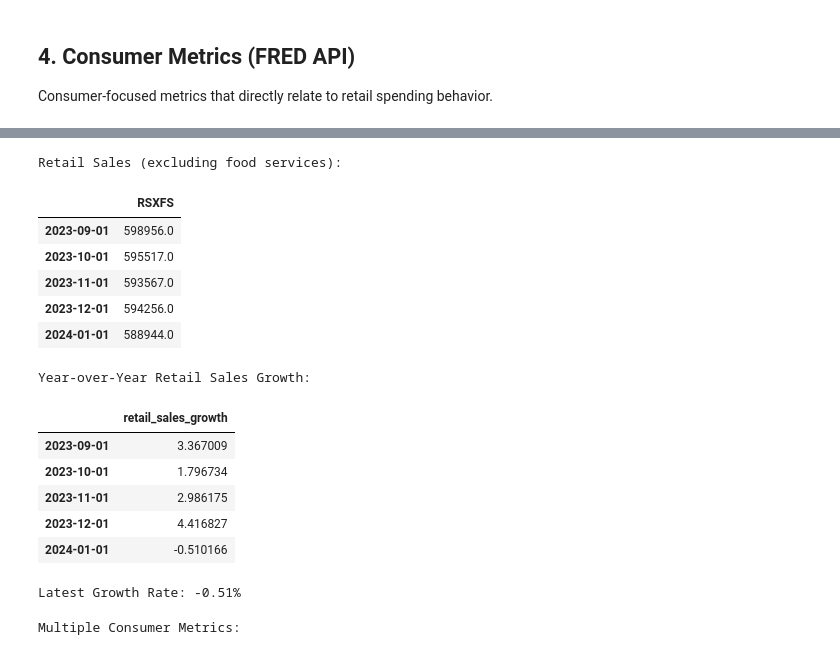
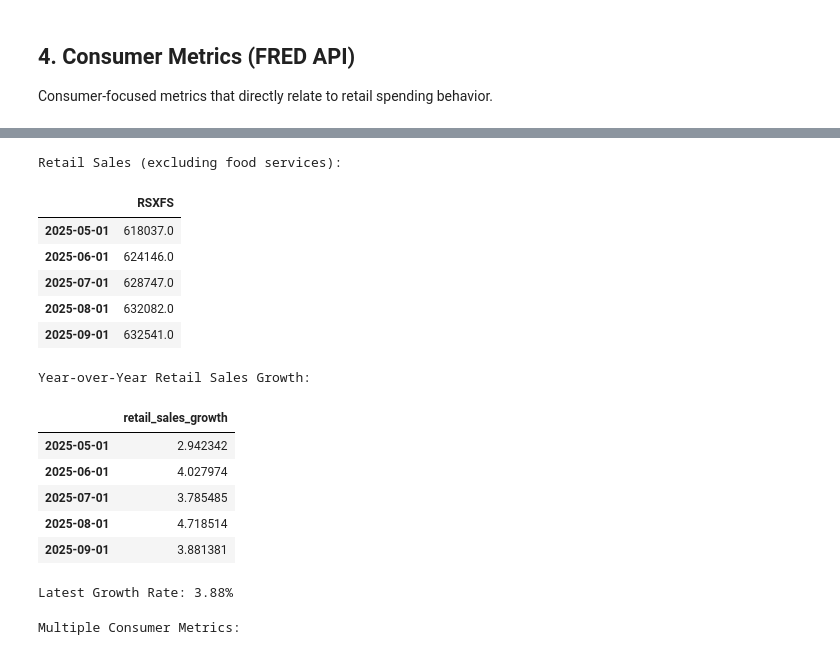
Before and after one commit to azk1r1n/finance_metrics, a Jupyter notebook: src/notebooks/demo.ipynb, the cells around one changed output, grey strips where cells are left out. Saved outputs shown, nothing was run; the diff lists cells and outputs as text; code cells hidden in the pictures.

```diff
--- a/src/notebooks/demo.ipynb
+++ b/src/notebooks/demo.ipynb
@@ -21,3 +18,6 @@ The autoreload extension is already loaded. To reload it, use:
+# %%
+START_DATE = '2023-01-01'
+END_DATE = '2025-12-01'
 # %% [markdown]
 ## 1. Market Indices
 
@@ -288,29 +288,29 @@ Latest Consumer Sentiment: 79.00
 # %%
 # Fetch retail sales and calculate growth rate
-retail_sales = consumer.get_retail_sales(start_date="2020-01-01", end_date="2024-01-01")
-retail_growth = consumer.get_retail_sales_growth(start_date="2020-01-01", end_date="2024-01-01")
+retail_sales = consumer.get_retail_sales(start_date="2020-01-01", end_date=END_DATE)
+retail_growth = consumer.get_retail_sales_growth(start_date="2020-01-01", end_date=END_DATE)
 
 print("Retail Sales (excluding food services):")
 display(retail_sales.tail())
 print("\nYear-over-Year Retail Sales Growth:")
 display(retail_growth.tail())
 print(f"\nLatest Growth Rate: {retail_growth['retail_sales_growth'].iloc[-1]:.2f}%")
 # %% [output]
 Retail Sales (excluding food services):
 |  | RSXFS |
-| 2023-09-01 | 598956.0 |
-| 2023-10-01 | 595517.0 |
-| 2023-11-01 | 593567.0 |
-| 2023-12-01 | 594256.0 |
-| 2024-01-01 | 588944.0 |
+| 2025-05-01 | 618037.0 |
+| 2025-06-01 | 624146.0 |
+| 2025-07-01 | 628747.0 |
+| 2025-08-01 | 632082.0 |
+| 2025-09-01 | 632541.0 |
 Year-over-Year Retail Sales Growth:
 |  | retail_sales_growth |
-| 2023-09-01 | 3.367009 |
-| 2023-10-01 | 1.796734 |
-| 2023-11-01 | 2.986175 |
-| 2023-12-01 | 4.416827 |
-| 2024-01-01 | -0.510166 |
+| 2025-05-01 | 2.942342 |
+| 2025-06-01 | 4.027974 |
+| 2025-07-01 | 3.785485 |
+| 2025-08-01 | 4.718514 |
+| 2025-09-01 | 3.881381 |
-Latest Growth Rate: -0.51%
+Latest Growth Rate: 3.88%
 # %%
 # Fetch multiple consumer metrics
 consumer_metrics = consumer.get_multiple_metrics(
```
Also changed, not shown: parts of 12 cells of this notebook, 1 other file.
